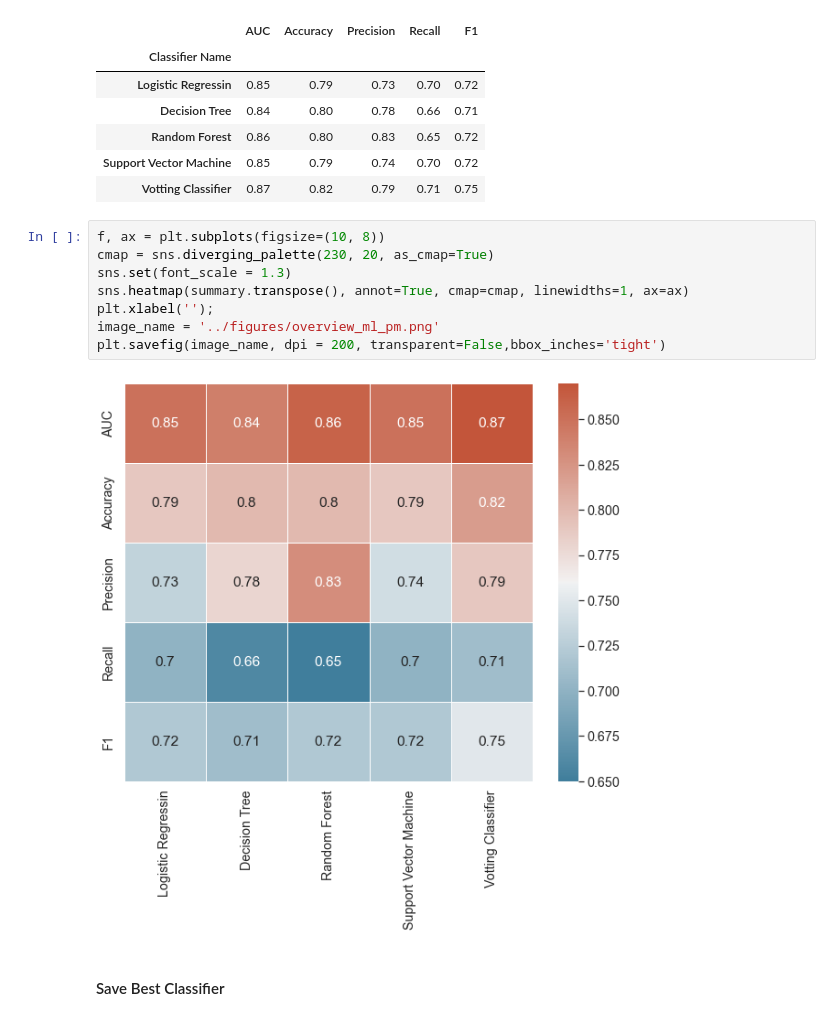
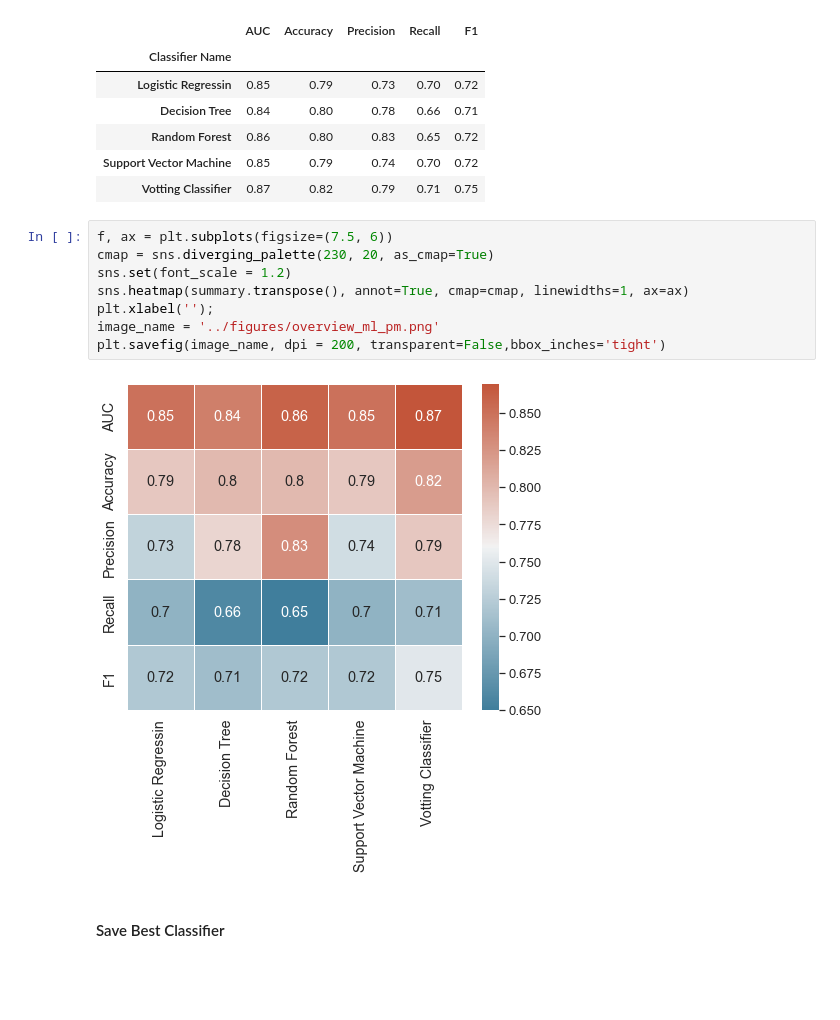
Before and after one commit to miladbehrooz/Classification_Titanic_Data, a Jupyter notebook: codes/classification_titanic.ipynb, the cells around one changed output. Cells and saved outputs as stored; diff of their text form; blank space fills up the shorter version.

```diff
--- a/codes/classification_titanic.ipynb
+++ b/codes/classification_titanic.ipynb
@@ -796,15 +796,15 @@ summary
 | Support Vector Machine | 0.85 | 0.79 | 0.74 | 0.70 | 0.72 |
 | Votting Classifier | 0.87 | 0.82 | 0.79 | 0.71 | 0.75 |
 # %%
-f, ax = plt.subplots(figsize=(10, 8))
+f, ax = plt.subplots(figsize=(7.5, 6))
 cmap = sns.diverging_palette(230, 20, as_cmap=True)
-sns.set(font_scale = 1.3)
+sns.set(font_scale = 1.2)
 sns.heatmap(summary.transpose(), annot=True, cmap=cmap, linewidths=1, ax=ax)
 plt.xlabel('');
 image_name = '../figures/overview_ml_pm.png'
 plt.savefig(image_name, dpi = 200, transparent=False,bbox_inches='tight')
 # %% [output]
-[figure, old version]
+[figure, new version]
 # %% [markdown]
 #### Save Best Classifier
 # %%
```
